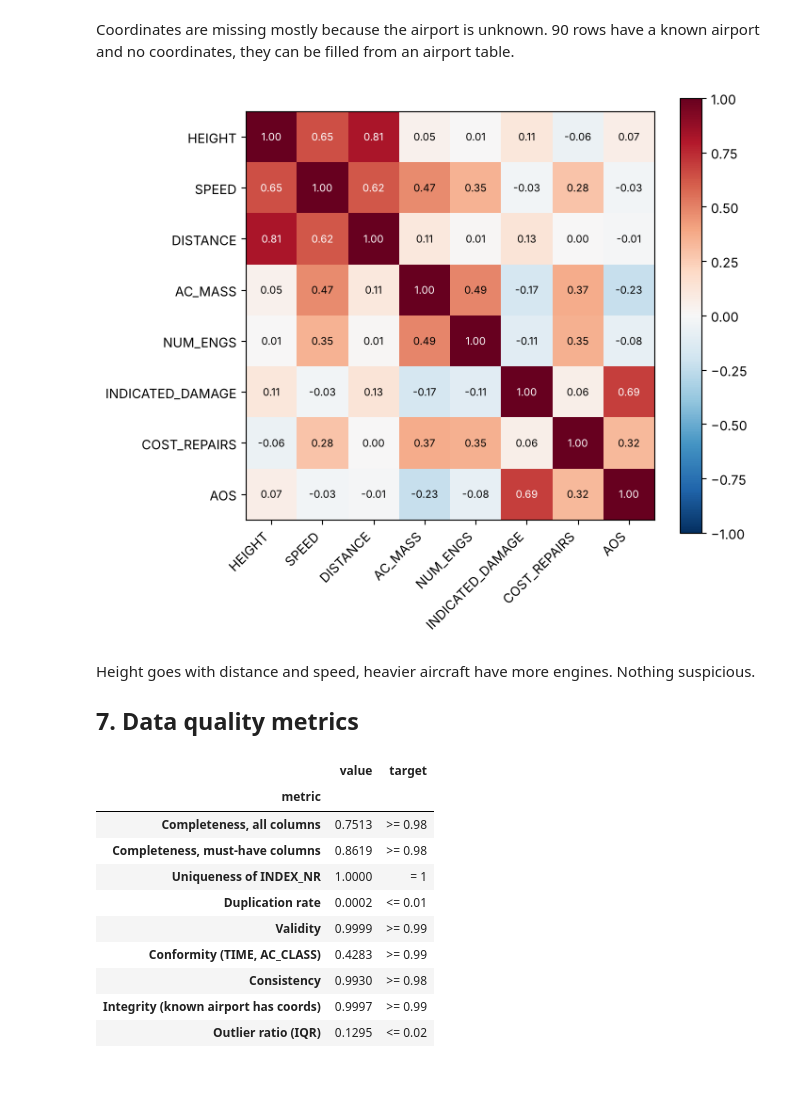
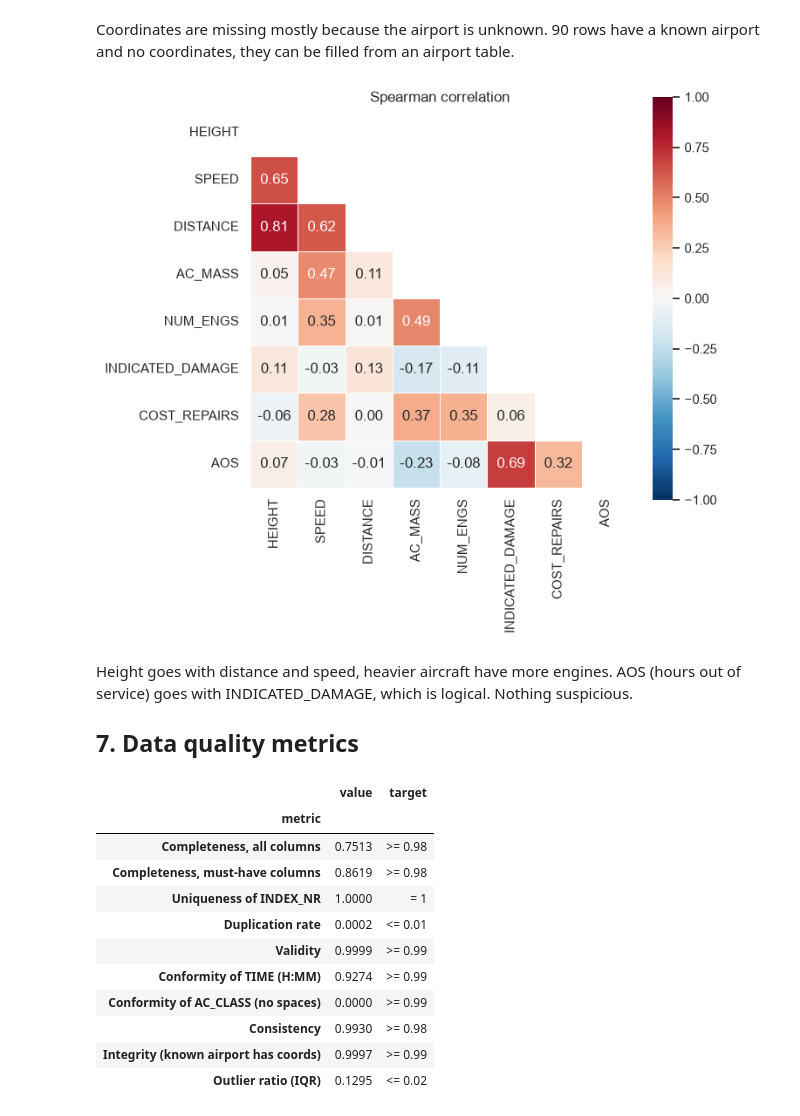
Before and after one commit to Sad-Ira/Data_Engineering, a Jupyter notebook: notebooks/EDA.ipynb, the cells around one changed output. Drawn from its saved outputs; the diff is of its cells as text; code cells hidden in the pictures; blank space fills up the shorter version.

```diff
--- a/notebooks/EDA.ipynb
+++ b/notebooks/EDA.ipynb
@@ -22,12 +24,15 @@ import os
 import sys
 from pathlib import Path
 
-import matplotlib.pyplot as plt
+import matplotlib.pyplot as plt  # only figure size, titles and layout, the charts themselves are drawn by seaborn
 import numpy as np
+from matplotlib.colors import LogNorm
 import pandas as pd
+import seaborn as sns
 
 pd.set_option("display.max_columns", 120)
 pd.set_option("display.width", 200)
+sns.set_theme(style="whitegrid", palette="muted")
 
 # the notebook is run from notebooks/ (VS Code and Jupyter do this by default), the repo root is one level up
 ROOT = Path.cwd().parent
@@ -465,21 +571,17 @@ Coordinates are missing mostly because the airport is unknown. 90 rows have a kn
 # %%
 corr_cols = ["HEIGHT", "SPEED", "DISTANCE", "AC_MASS", "NUM_ENGS", "INDICATED_DAMAGE", "COST_REPAIRS", "AOS"]
 corr = df[corr_cols].corr(method="spearman")
+upper = np.triu(np.ones_like(corr, dtype=bool))  # the matrix is symmetric, show only one half
 
 plt.figure(figsize=(7, 6))
-plt.imshow(corr, cmap="RdBu_r", vmin=-1, vmax=1)
-plt.xticks(range(len(corr_cols)), corr_cols, rotation=45, ha="right")
-plt.yticks(range(len(corr_cols)), corr_cols)
-for i in range(len(corr_cols)):
-    for j in range(len(corr_cols)):
-        plt.text(j, i, f"{corr.iloc[i, j]:.2f}", ha="center", va="center", fontsize=8,
-                 color="white" if abs(corr.iloc[i, j]) > 0.6 else "black")
-plt.colorbar()
+with sns.axes_style("white"):  # no grid lines over the cells
+    sns.heatmap(corr, mask=upper, annot=True, fmt=".2f", cmap="RdBu_r", vmin=-1, vmax=1, square=True, linewidths=0.5)
+plt.title("Spearman correlation")
 plt.show()
 # %% [output]
-[figure, old version]
+[figure, new version]
 # %% [markdown]
-Height goes with distance and speed, heavier aircraft have more engines. Nothing suspicious.
+Height goes with distance and speed, heavier aircraft have more engines. AOS (hours out of service) goes with INDICATED_DAMAGE, which is logical. Nothing suspicious.
 
 ## 7. Data quality metrics
 # %%
@@ -490,7 +592,7 @@ must_have = pd.DataFrame({
     "TIME": df["TIME"].notna() & ~time_blank,
     "AIRPORT_ID": df["AIRPORT_ID"] != "ZZZZ",
     "OPID": df["OPID"] != "UNK",
-    "AIRCRAFT": ~df["AIRCRAFT"].str.contains("UNKNOWN", na=False),
+    "AIRCRAFT": ~df["AIRCRAFT"].str.contains("UNKNOWN", na=False) & df["AIRCRAFT"].str.strip().ne(""),
     "PHASE_OF_FLIGHT": df["PHASE_OF_FLIGHT"].notna(),
     "INCIDENT_DATE": df["INCIDENT_DATE"].notna(),
     "SPECIES_ID": df["SPECIES_ID"].notna(),
@@ -503,10 +605,9 @@ must_have = pd.DataFrame({
 valid = ~bad_coords & ~updated_before & ~df["PRECIPITATION"].str.contains("None,|, None", na=False) \
         & ~(df["HEIGHT"] > 50_000) & ~(df["SPEED"] > 600)
 
+# conformity per column, the two columns have a different number of filled rows
 time_values = df["TIME"].dropna()
 ac_class = df["AC_CLASS"].dropna()
-conforming = time_values.str.fullmatch(r"\d{1,2}:\d{2}").sum() + (ac_class == ac_class.str.strip()).sum()
-conformity = conforming / (len(time_values) + len(ac_class))
 
 consistent = ~damaged_not_struck & ~ingested_not_struck & ~wrong_engine & ~night_at_noon & ~day_at_night
 
@@ -516,7 +617,8 @@ metrics = pd.DataFrame([
     ["Uniqueness of INDEX_NR", df["INDEX_NR"].nunique() / n, "= 1"],
     ["Duplication rate", df.drop(columns="INDEX_NR").duplicated().mean(), "<= 0.01"],
     ["Validity", valid.mean(), ">= 0.99"],
-    ["Conformity (TIME, AC_CLASS)", conformity, ">= 0.99"],
+    ["Conformity of TIME (H:MM)", time_values.str.fullmatch(r"\d{1,2}:\d{2}").mean(), ">= 0.99"],
+    ["Conformity of AC_CLASS (no spaces)", (ac_class == ac_class.str.strip()).mean(), ">= 0.99"],
     ["Consistency", consistent.mean(), ">= 0.98"],
     ["Integrity (known airport has coords)", lat[df["AIRPORT_ID"] != "ZZZZ"].notna().mean(), ">= 0.99"],
     ["Outlier ratio (IQR)", outliers["outlier share"].mean(), "<= 0.02"],
@@ -531,7 +633,8 @@ metrics
 | Uniqueness of INDEX_NR | 1.0000 | = 1 |
 | Duplication rate | 0.0002 | <= 0.01 |
 | Validity | 0.9999 | >= 0.99 |
-| Conformity (TIME, AC_CLASS) | 0.4283 | >= 0.99 |
+| Conformity of TIME (H:MM) | 0.9274 | >= 0.99 |
+| Conformity of AC_CLASS (no spaces) | 0.0000 | >= 0.99 |
 | Consistency | 0.9930 | >= 0.98 |
 | Integrity (known airport has coords) | 0.9997 | >= 0.99 |
 | Outlier ratio (IQR) | 0.1295 | <= 0.02 |
```
Also changed, not shown: parts of 20 cells of this notebook, 2 other files.
